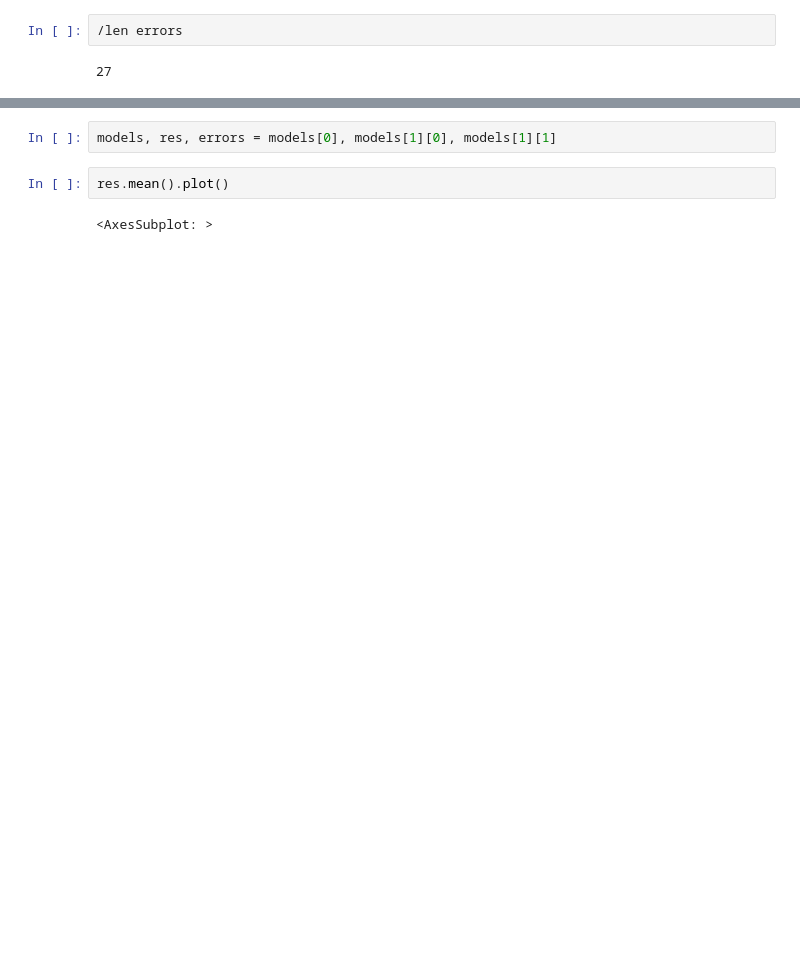
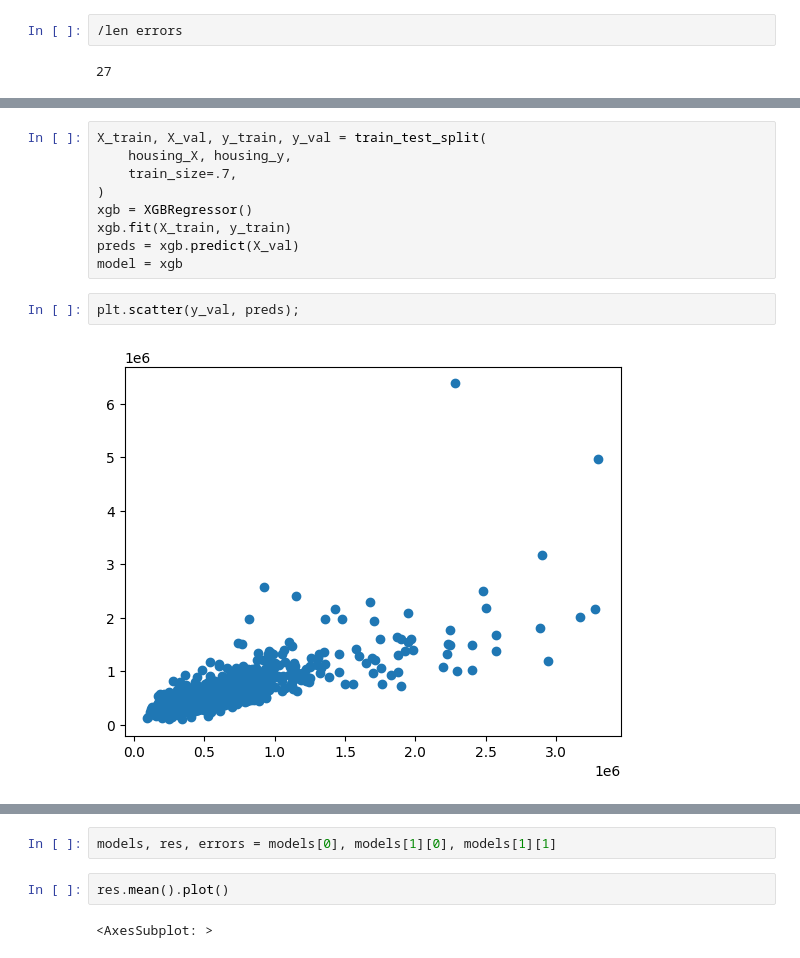
Before and after one commit to Agnij-Moitra/variational-gradient-boosting, a Jupyter notebook: benchmarks.ipynb, the cells around one changed output, grey strips where cells are left out. Cells and saved outputs as stored; diff of their text form; blank space fills up the shorter version.

```diff
--- a/benchmarks.ipynb
+++ b/benchmarks.ipynb
@@ -559,0 +698,13 @@ models = models.fit(housing_X, housing_y,)
+# %%
+X_train, X_val, y_train, y_val = train_test_split(
+    housing_X, housing_y,
+    train_size=.7,
+)
+xgb = XGBRegressor()
+xgb.fit(X_train, y_train)
+preds = xgb.predict(X_val)
+model = xgb
+# %%
+plt.scatter(y_val, preds);
+# %% [output]
+[figure, added]
```
Also changed, not shown: parts of 42 cells of this notebook, 1 other file.
